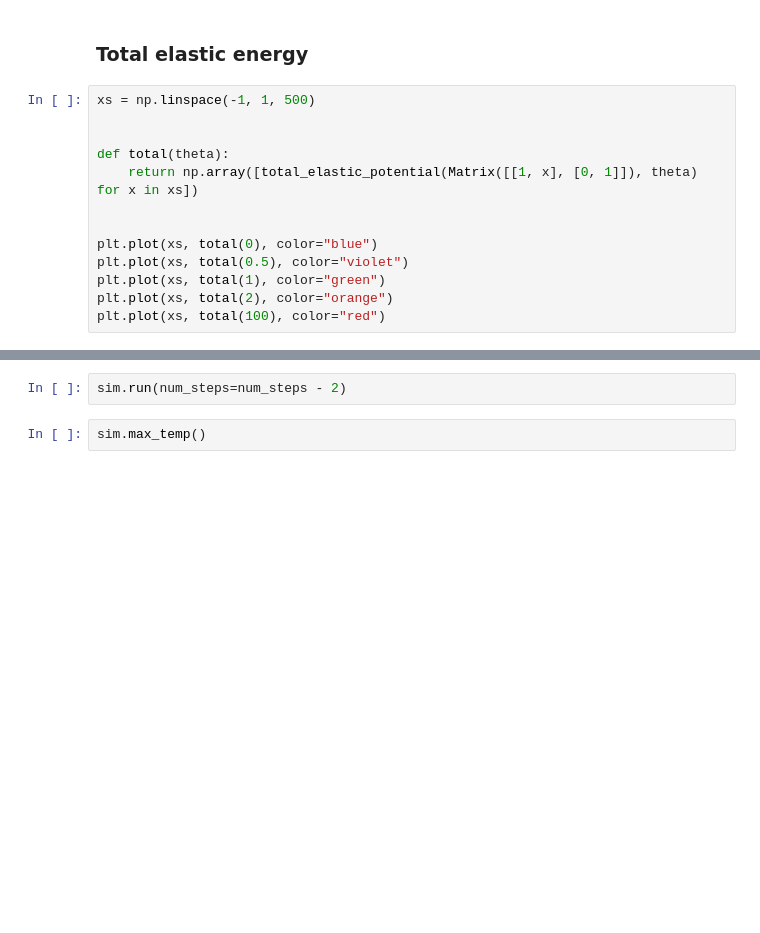
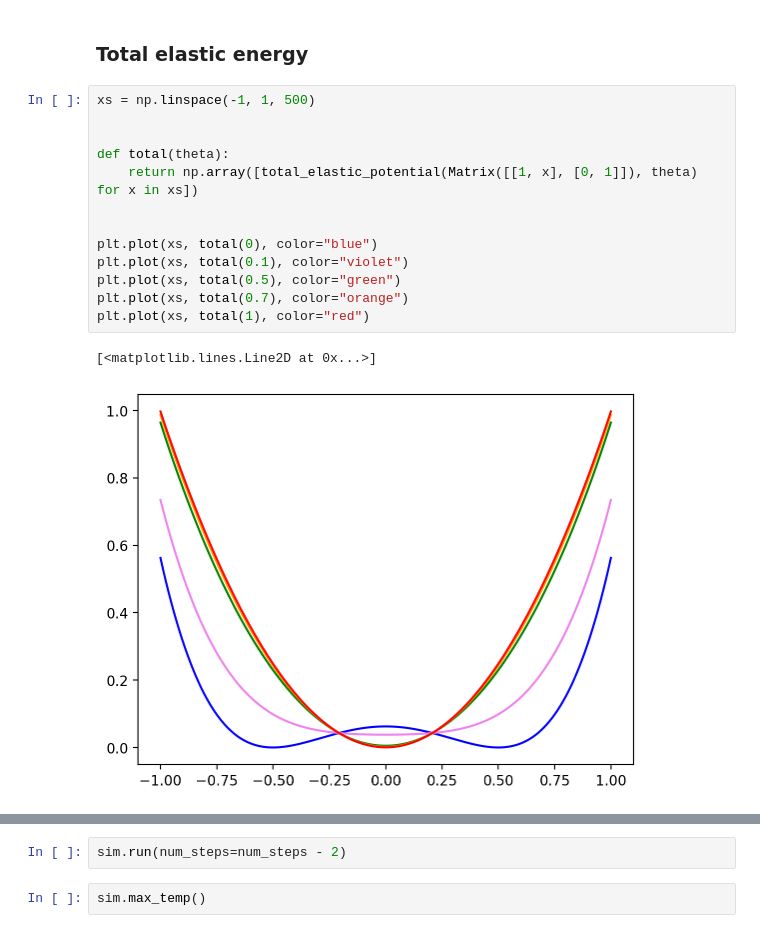
Before and after one commit to rufat-badal/tvemoves, a Jupyter notebook: example.ipynb, the cells around one changed output, grey strips where cells are left out. Saved outputs shown, nothing was run; the diff lists cells and outputs as text; blank space fills up the shorter version.

```diff
--- a/example.ipynb
+++ b/example.ipynb
@@ -35,15 +41,18 @@ plt.plot(ts, ps)
 # %%
 xs = np.linspace(-1, 1, 500)
 
 
 def total(theta):
     return np.array([total_elastic_potential(Matrix([[1, x], [0, 1]]), theta) for x in xs])
 
 
 plt.plot(xs, total(0), color="blue")
-plt.plot(xs, total(0.5), color="violet")
-plt.plot(xs, total(1), color="green")
-plt.plot(xs, total(2), color="orange")
-plt.plot(xs, total(100), color="red")
+plt.plot(xs, total(0.1), color="violet")
+plt.plot(xs, total(0.5), color="green")
+plt.plot(xs, total(0.7), color="orange")
+plt.plot(xs, total(1), color="red")
+# %% [output]
+[<matplotlib.lines.Line2D at 0x...>]
+[figure, added]
 # %%
 fps = 1
```
Also changed, not shown: parts of 8 cells of this notebook.
